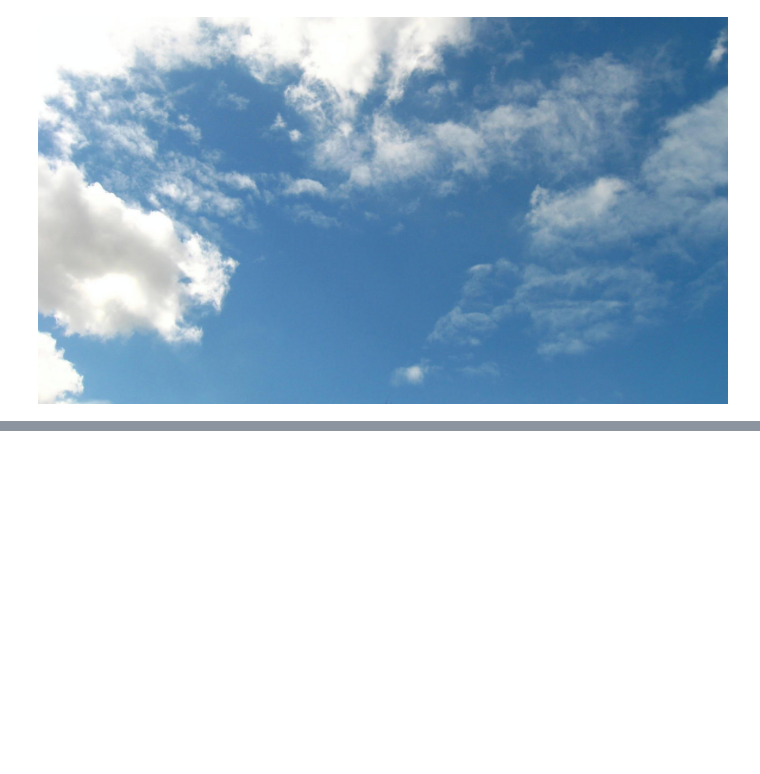
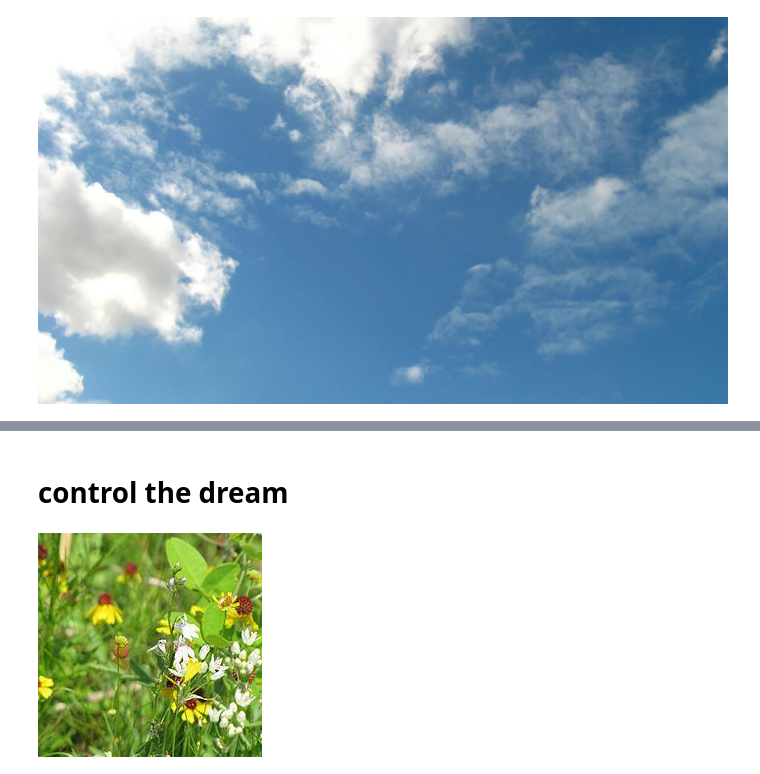
Before and after one commit to XavierLinNow/deepdream_pytorch, a Jupyter notebook: example.ipynb, the cells around one changed output, grey strips where cells are left out. Cells and saved outputs as stored; diff of their text form; code cells hidden in the pictures; blank space fills up the shorter version.

```diff
--- a/example.ipynb
+++ b/example.ipynb
@@ -39,0 +40,2 @@ dream(model, input_np,
+# %% [markdown]
+# control the dream
@@ -39,0 +50,22 @@ dream(model, input_np,
+# %%
+# get guide feature
+transforms = transforms.Compose([
+        transforms.CenterCrop(224),
+        transforms.ToTensor(),
+        transforms.Normalize([0.485, 0.456, 0.406], [0.229, 0.224, 0.225])
+    ])
+dset = datasets.ImageFolder(os.path.join('./guide_data/'), transforms)
+dset_loader = torch.utils.data.DataLoader(dset, batch_size=1)
+inputs_guide, classes_guide = next(iter(dset_loader))
+inputs_guide_np = inputs_guide.numpy()
+showtensor(inputs_guide_np)
+
+model = resnet50(pretrained=True)
+model.cuda()
+for param in model.parameters():
+    param.require_grads = False
+
+X_Variable = Variable(inputs_guide.cuda())
+guide_features = model.forward(X_Variable, n_layer=3)
+# %% [output]
+[figure, added]
```
Also changed, not shown: parts of 5 cells of this notebook, 6 other files.
